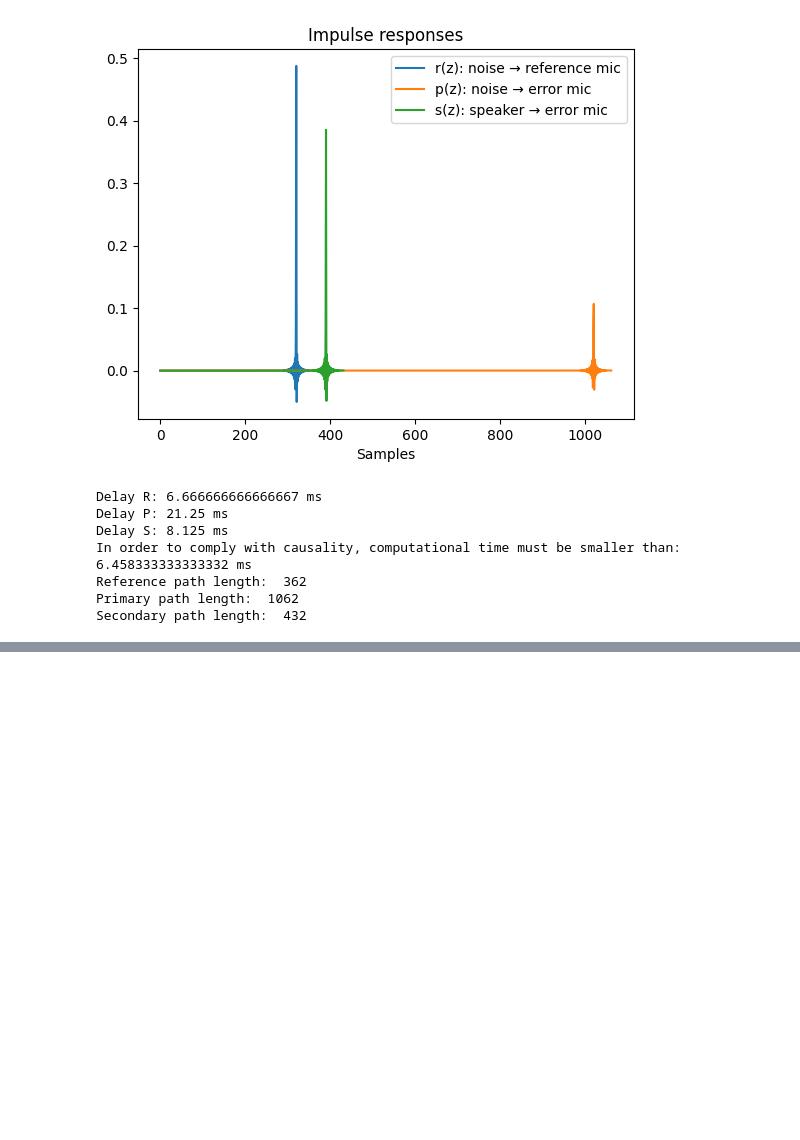
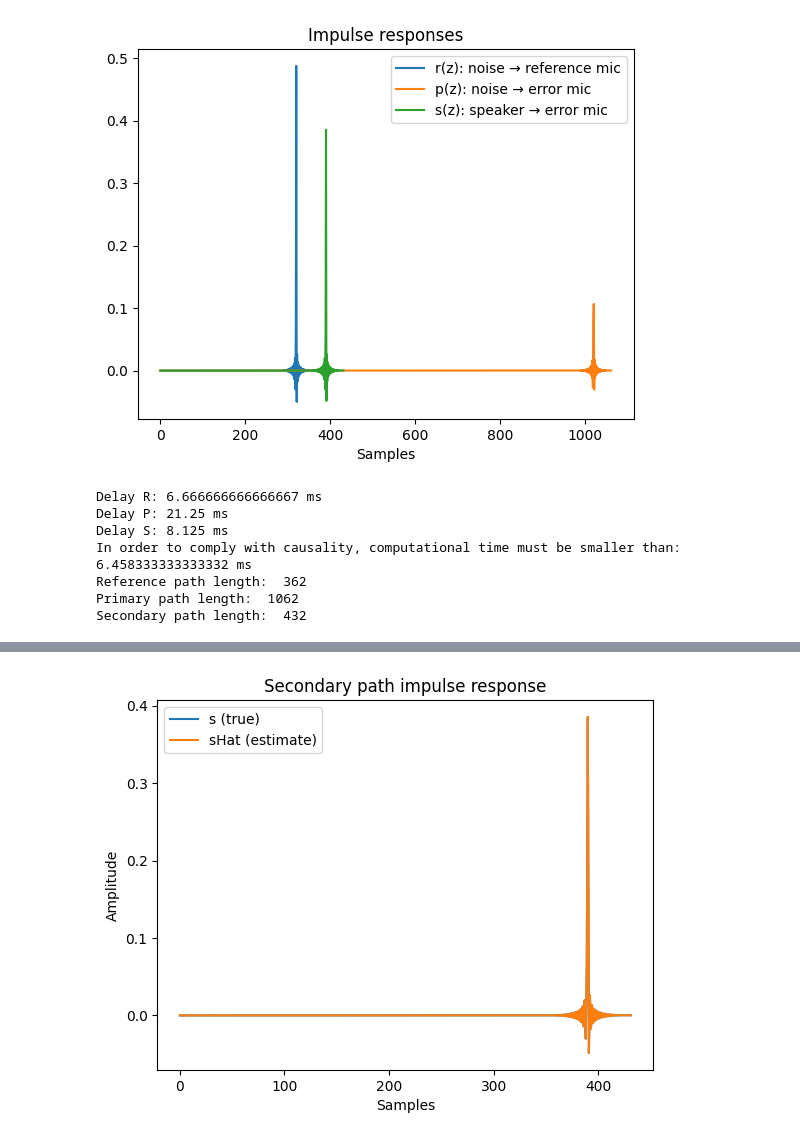
Before and after one commit to JuanAldrey/ANC-practice-library, a Jupyter notebook: notebooks/Plant Identification.ipynb, the cells around one changed output, grey strips where cells are left out. Cells and saved outputs as stored; diff of their text form; code cells hidden in the pictures; blank space fills up the shorter version.

```diff
--- a/notebooks/Plant Identification.ipynb
+++ b/notebooks/Plant Identification.ipynb
@@ -33,0 +36,82 @@ Secondary path length:  432
+# %%
+np.random.seed(0)
+
+# Block and signal definition
+blocklength = 4096
+nBlocks = 500
+N = nBlocks * blocklength
+t = np.arange(N) * (1/fs)
+
+# Identification noise initilization
+identificationNoise = 0.05*np.random.randn(N)
+
+# Secondary path
+s = rir_s
+M_s = len(s)
+N_s = blocklength + M_s - 1
+sSpectrum = np.fft.rfft(s, N_s)
+sBuffer = np.zeros(M_s - 1)
+sOutputBlocks = []
+
+# Secondary path aproximation - Simulates an estimation of the secondary path to initialize
+sHat = np.zeros_like(s)
+M_sHat = len(sHat)
+N_sHat = blocklength + M_sHat - 1
+sHatSpectrum = np.fft.rfft(sHat, N_sHat)
+sHatBuffer = np.zeros(M_sHat - 1)
+sHatOutputBlocks = []
+
+sHatBufferPlantId = np.zeros(M_sHat - 1)
+sHatOutputBlocksPlantId = []
+muShat = 10
+
+# History
+ep_hist = np.zeros(N)
+sHat_hist = np.zeros((N, M_sHat))
+
+for k in range(nBlocks):
+    # Identification noise inyection
+    identificationNoiseBlock = identificationNoise[k*blocklength : (k+1)*blocklength]
+
+    # Secondary path S(z)
+    fIdNoiseBlockOutput, sBuffer = overlapSaveBlock(identificationNoiseBlock, sSpectrum, sBuffer, M_s, N_s)
+    sOutputBlocks.append(fIdNoiseBlockOutput)
+
+    # Adapt secondary path model Shat(z)
+    ypBlockOutput, sHatBufferPlantId = overlapSaveBlock(identificationNoiseBlock, sHatSpectrum, sHatBufferPlantId, M_sHat, N_sHat)
+    sHatOutputBlocksPlantId.append(ypBlockOutput)
+
+    ep = fIdNoiseBlockOutput - ypBlockOutput
+    sHat = adapt(identificationNoiseBlock, ep, M_sHat, blocklength, sHat, muShat)
+    sHatSpectrum = np.fft.rfft(sHat, N_sHat)
+
+    # History
+    ep_hist[k * blocklength:(k+1) * blocklength] = ep
+    sHat_hist[k * blocklength:(k+1) * blocklength, :] = sHat
+
+plt.figure()
+plt.plot(s, label='s (true)')
+plt.plot(sHat, label='sHat (estimate)')
+plt.legend()
+plt.title('Secondary path impulse response')
+plt.xlabel('Samples')
+plt.ylabel('Amplitude')
+plt.show()
+
+plt.figure()
+plt.plot(t, 10*np.log10(ep_hist**2 + 1e-12))
+plt.title('Error power')
+plt.xlabel('Time [s]')
+plt.ylabel('Power [dB]')
+plt.show()
+
+s_error = np.linalg.norm(sHat_hist - s, axis=1)
+
+plt.figure()
+plt.plot(t, 20*np.log10(s_error + 1e-12))
+plt.title('||sHat - s||')
+plt.xlabel('Time [s]')
+plt.ylabel('Error [dB]')
+plt.show()
+# %% [output]
+[figure, added]
```
Also changed, not shown: parts of 5 cells of this notebook.
